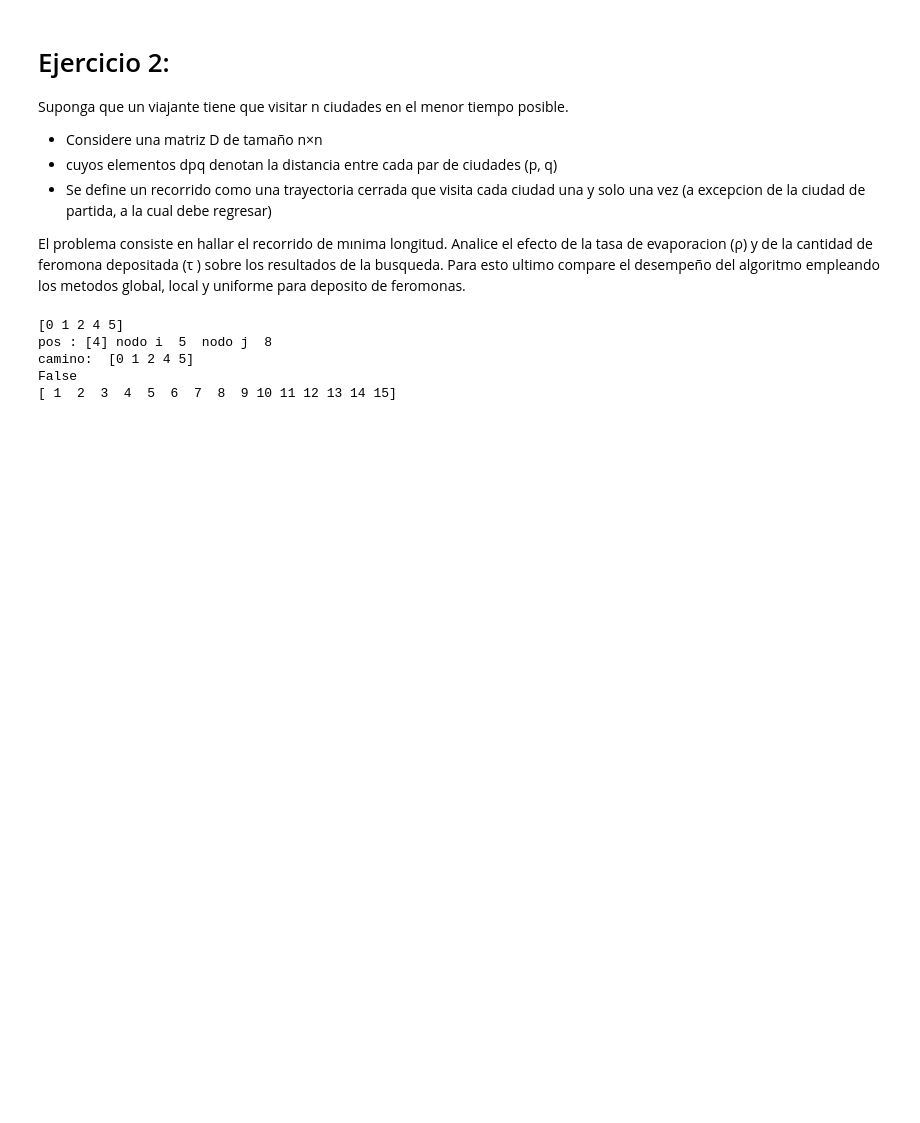
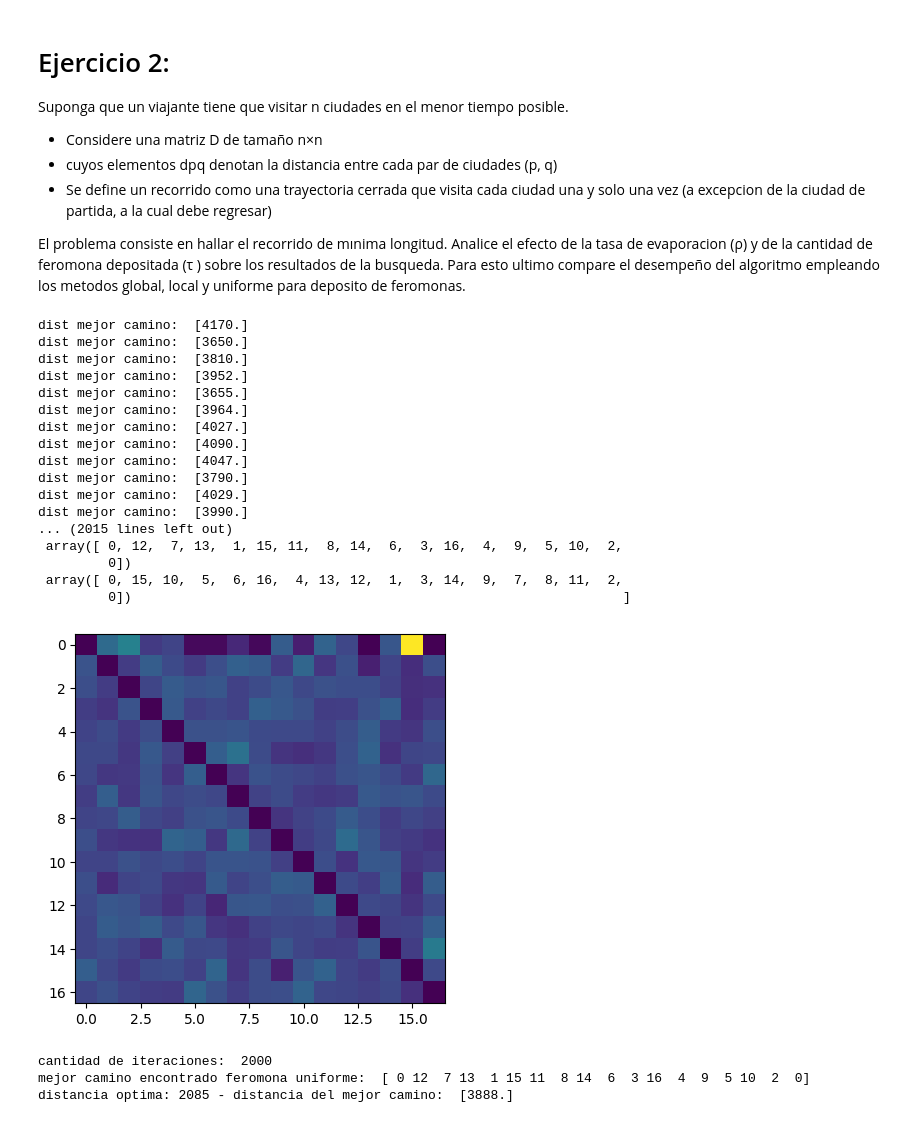
Before and after one commit to aguusandy/ic_2023, a Jupyter notebook: inteligencia_guia7.ipynb, the cells around one changed output. Drawn from its saved outputs; the diff is of its cells as text; code cells hidden in the pictures; blank space fills up the shorter version.

```diff
--- a/inteligencia_guia7.ipynb
+++ b/inteligencia_guia7.ipynb
@@ -109,37 +113,17 @@ def mas_parecido(probabilidades,probabilidad):
 # %%
 # funcion que se encarga de calcular el proximo nodo a partir de las probabilidades de aquellos noods que no visito la hormiga
 def calcular_proximo_nodo(a,b,nodo_i,matriz_feromonas,nodos_sin_visitar,d):
-  probabilidades = np.full(len(nodos_sin_visitar),None)
+  probabilidades = np.full(len(nodos_sin_visitar),0.0)
   for j in np.arange(0,len(nodos_sin_visitar)):
     nodo_j = nodos_sin_visitar[j]
     probabilidad_j = (matriz_feromonas[nodo_i,nodo_j]**a) * ((1 / d[nodo_i,nodo_j])**b)
-    sumatoria_feromonas = np.sum( (matriz_feromonas[nodo_i,:]**a)*((1 / d[nodo_i,nodo_j])**b) )
+    sumatoria_feromonas = np.sum( (matriz_feromonas[nodo_i,nodos_sin_visitar]**a)*((1 / d[nodo_i,nodo_j])**b) )
     probabilidad_j = probabilidad_j / sumatoria_feromonas
     probabilidades[j] =  probabilidad_j
-  # print('probabilidades')
-  # print(probabilidades)
-  # tomo una probabilidad al azar y eligo el nodo que tenga dicha probabilidad
-  prob = np.random.rand()
-  # print('probabilidad azar: ',prob)
-  pos = mas_parecido(probabilidades,prob)
-  proximo_nodo = nodos_sin_visitar[pos]
-  # elimino ese camino del vector de nodos sin visitar
-  nodos_sin_visitar2 = np.delete(nodos_sin_visitar,pos)
+  proximo_nodo = np.random.choice(nodos_sin_visitar,p=probabilidades)
+  nodos_sin_visitar2 = np.delete(nodos_sin_visitar,nodos_sin_visitar == proximo_nodo)
 
   return proximo_nodo,nodos_sin_visitar2
-# %%
-a = 2
-b = 1
-nodo_i = 1
-feromonas = np.random.rand(7,7)
-print('feromonas ')
-print(feromonas)
-nodos_sin_visitar = np.arange(2,7)
-print('nodos sin visitar ',nodos_sin_visitar)
-d = np.genfromtxt("gr17.csv", delimiter="," )
-proximo_nodo,nodos_sin_visitar2 = calcular_proximo_nodo(a,b,nodo_i,feromonas,nodos_sin_visitar,d)
-print(proximo_nodo)
-print(nodos_sin_visitar2)
 # %%
 def calcular_longitudes_caminos(c,d):
   cant_caminos = len(c)
@@ -176,15 +152,3 @@ def pertenece_camino(camino,nodo_i,nodo_j):
-# %%
-p = np.array([0,1,2,4,5])
-print(p)
-p2 = pertenece_camino(p,5,8)
-print(p2)
-print(np.arange(1,17)[:-1])
-# %% [output]
-[0 1 2 4 5]
-pos : [4] nodo i  5  nodo j  8
-camino:  [0 1 2 4 5]
-False
-[ 1  2  3  4  5  6  7  8  9 10 11 12 13 14 15]
 # %%
 # Algoritmo 2: Sistema de hormigas (AS)
 def sistemas_hormigas(cant_hormigas,tipo_feromona,Q,a,b,p_feromona,distancias,max_iteraciones):
@@ -250 +225,38 @@ D = np.genfromtxt("gr17.csv", delimiter="," )
+# %%
+# UNIFORME
+cantidad_hormigas = 15     # cantidad de hormigas
+feromona = 0               # tipo de feromona que van a dejar -> 0 uniforme, 1 global, 2 local
+delta_feromona = 0.01      # constante para la evaporacion de feromona
+max_it = 2000
+a = 1
+b = 0.1
+Q = 1
+
+mejor_camino0,iter0 = sistemas_hormigas(cantidad_hormigas,feromona,Q,a,b,delta_feromona,D,max_it)
+
+print('cantidad de iteraciones: ',iter0)
+print('mejor camino encontrado feromona uniforme: ',mejor_camino0)
+print('distancia optima: 2085 - distancia del mejor camino: ',calcular_longitudes_caminos([mejor_camino0],D))
+# %% [output]
+dist mejor camino:  [4170.]
+dist mejor camino:  [3650.]
+dist mejor camino:  [3810.]
+dist mejor camino:  [3952.]
+dist mejor camino:  [3655.]
+dist mejor camino:  [3964.]
+dist mejor camino:  [4027.]
+dist mejor camino:  [4090.]
+dist mejor camino:  [4047.]
+dist mejor camino:  [3790.]
+dist mejor camino:  [4029.]
+dist mejor camino:  [3990.]
+... (2015 lines left out)
+ array([ 0, 12,  7, 13,  1, 15, 11,  8, 14,  6,  3, 16,  4,  9,  5, 10,  2,
+         0])
+ array([ 0, 15, 10,  5,  6, 16,  4, 13, 12,  1,  3, 14,  9,  7,  8, 11,  2,
+         0])                                                               ]
+[figure, added]
+cantidad de iteraciones:  2000
+mejor camino encontrado feromona uniforme:  [ 0 12  7 13  1 15 11  8 14  6  3 16  4  9  5 10  2  0]
+distancia optima: 2085 - distancia del mejor camino:  [3888.]
 # %%
```
Also changed, not shown: parts of 13 cells of this notebook.
